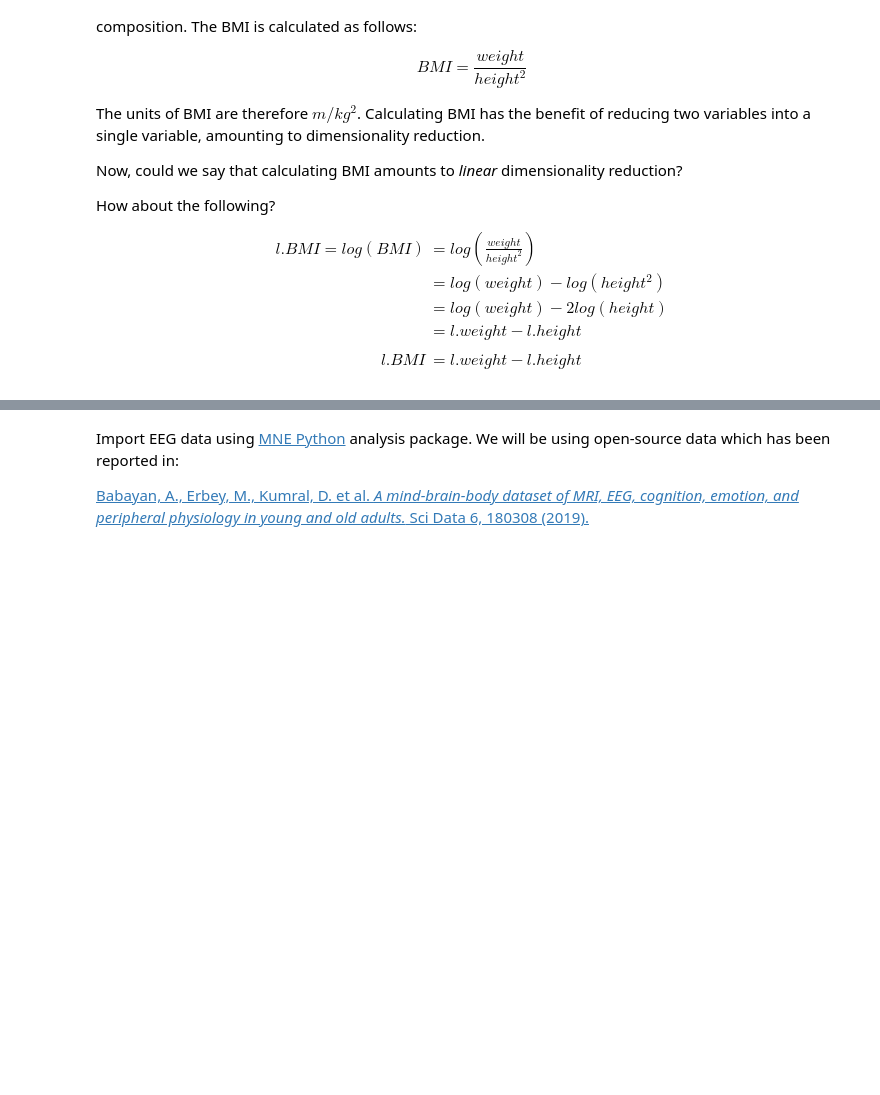
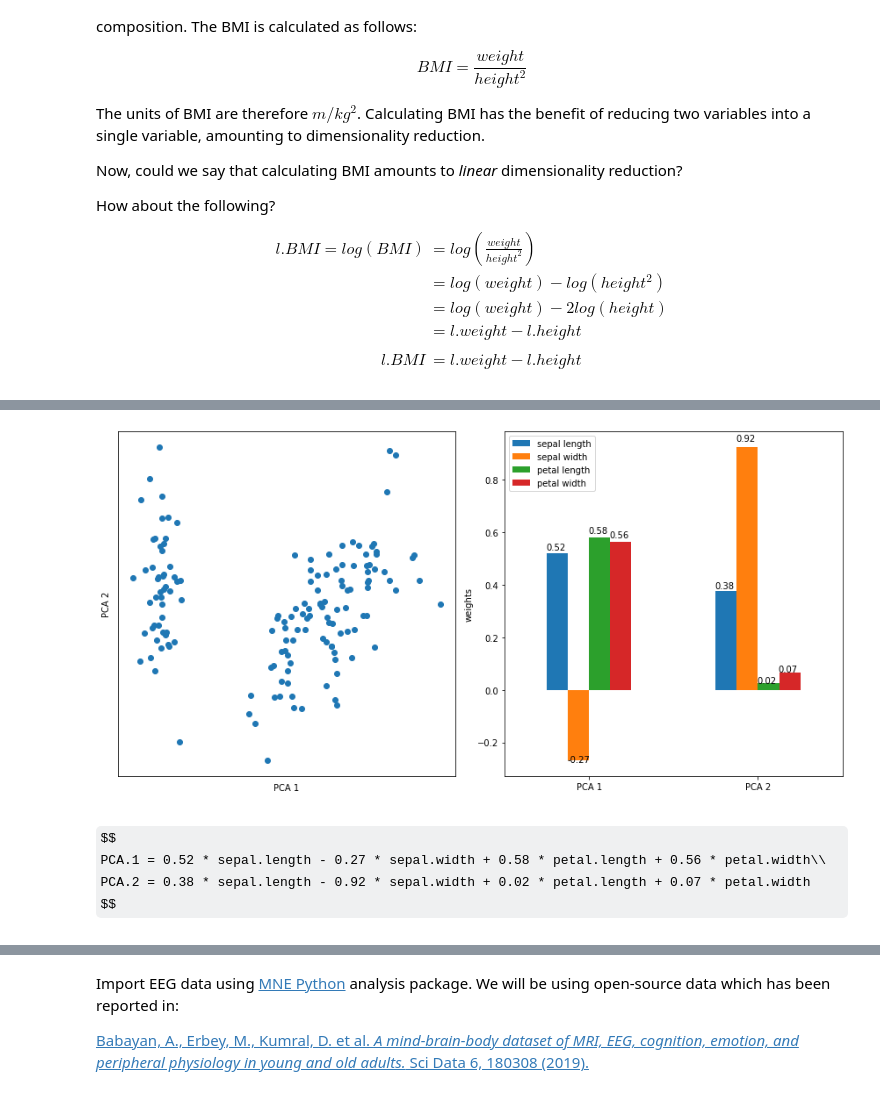
Before and after one commit to DylanMannKrzisnik/MiCM2022_Dim_Reduction, a Jupyter notebook: MiCM2022_Dim_Reduction_notebook.ipynb, the cells around one changed output, grey strips where cells are left out. Cells and saved outputs as stored; diff of their text form; code cells hidden in the pictures; some formulas as TeX source; blank space fills up the shorter version.

```diff
--- a/MiCM2022_Dim_Reduction_notebook.ipynb
+++ b/MiCM2022_Dim_Reduction_notebook.ipynb
@@ -142,17 +201,28 @@ plt.show()
 # %%
-## Show 2D projection alongside weights for different features
+## Show "manual" 2D PCA projection alongside PCA weights for different features
 
-fig, ax = plt.subplots(1,2,figsize=[12.,5.])
-ax[0].set_xlabel('PCA 1 ({:.2})'.format(pca.explained_variance_ratio_[0]))  # proportion of variance explained by PCA component 1
-ax[0].set_ylabel('PCA 2 ({:.2})'.format(pca.explained_variance_ratio_[1]))  # proportion of variance explained by PCA component 2
+fig, ax = plt.subplots(1,2,figsize=[12,6])
+ax[0].set_xlabel('PCA 1')  # proportion of variance explained by PCA component 1
+ax[0].set_ylabel('PCA 2')  # proportion of variance explained by PCA component 2
 ax[0].set_xticks([]); ax[0].set_yticks([])
 
-x_2d_manual = x @ pca.components_.T
+## Matrix multiplication to obtain projection
+x_2d_manual = x @ pca.components_[:2,:].T
 ax[0].scatter(x_2d_manual[:,0], x_2d_manual[:,1]);
 
 ## Barplot of components' weights
 bp = pd.DataFrame(pca.components_, columns=iris_df.columns[:-1].str.strip(' (cm)'), index=['PCA 1', 'PCA 2']).plot.bar(ax=ax[1], rot=0);
+
 bp.set_ylabel('weights');
-for p in ax[1].patches:
-    ax[1].annotate(str(round(p.get_height(), 2)), (p.get_x()-0.005, p.get_height()*1.025))
+for p in ax[1].patches: ax[1].annotate(str(round(p.get_height(), 2)), (p.get_x()-0.005, p.get_height()*1.025))
+
+plt.tight_layout()
+plt.show()
+# %% [output]
+[figure, added]
+# %% [markdown]
+$$
+PCA.1 = 0.52 * sepal.length - 0.27 * sepal.width + 0.58 * petal.length + 0.56 * petal.width\\
+PCA.2 = 0.38 * sepal.length - 0.92 * sepal.width + 0.02 * petal.length + 0.07 * petal.width
+$$
 # %%
```
Also changed, not shown: parts of 67 cells of this notebook, 12 other files.
